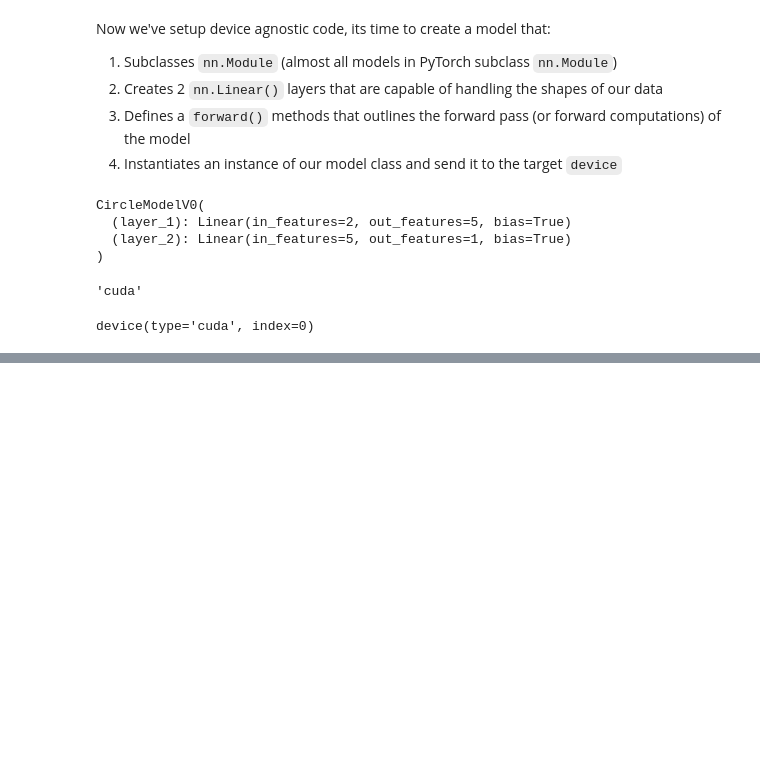
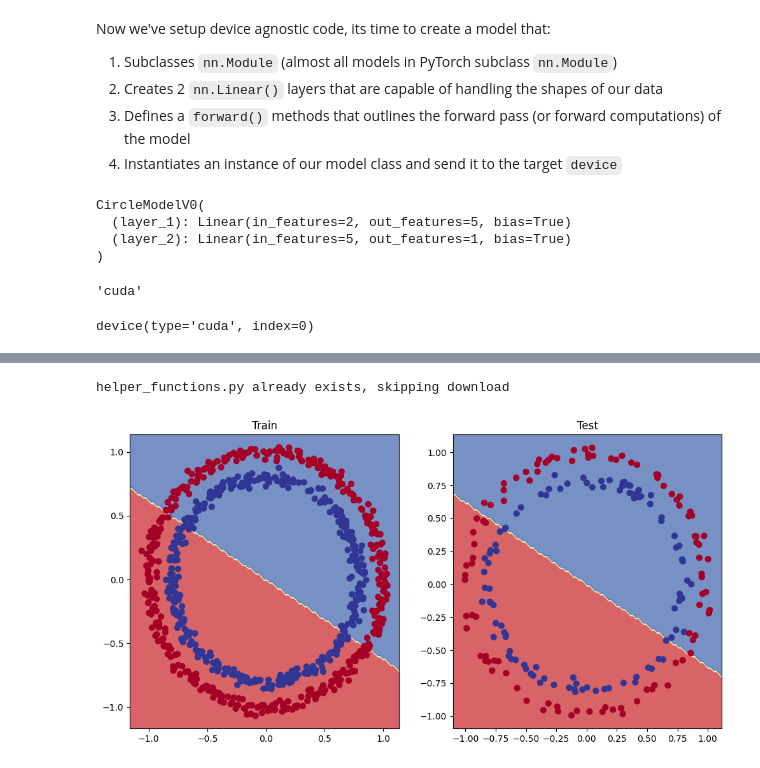
Before and after one commit to MuhammedUmerNazir/pytorch_code_snippets, a Jupyter notebook: 02_torch_neural_network_classification.ipynb, the cells around one changed output, grey strips where cells are left out. Drawn from its saved outputs; the diff is of its cells as text; code cells hidden in the pictures; blank space fills up the shorter version.

Commit message:
The missing piece : non-linearity

```diff
--- a/02_torch_neural_network_classification.ipynb
+++ b/02_torch_neural_network_classification.ipynb
@@ -191,0 +194,6 @@ device(type='cuda', index=0)
+# %%
+model_0 = nn.Sequential(
+    nn.Linear(in_features=2, out_features=5),
+    nn.Linear(in_features=5, out_features=1),
+).to(device)
+model_0
@@ -191,0 +307,14 @@ device(type='cuda', index=0)
+# %%
+# Setup loss function and optimizer
+
+# loss_fn = nn.BCELoss() # BCELoss = requires inputs to have gone through the sigmoid activation function prior to input to BCELoss
+loss_fn = nn.BCEWithLogitsLoss() # BCEWithLogitsLoss = sigmoid activation function built-in
+
+optimizer = torch.optim.SGD(params=model_0.parameters(),
+                            lr=0.1)
+# %%
+# Calculate accuracy - out of 100 examples, what percentage deos our model get right?
+def accuracy_fn(y_true, y_pred):
+    correct = torch.eq(y_true, y_pred).sum().item()
+    acc = (correct/len(y_pred)) * 100
+    return acc
@@ -191,0 +339,6 @@ device(type='cuda', index=0)
+# %%
+# View the first 5 outputs of the forward pass on the test data
+model_0.eval()
+with torch.inference_mode():
+    y_logits = model_0(X_test.to(device))[:5]
+y_logits
@@ -191,0 +467,28 @@ device(type='cuda', index=0)
+# %%
+import requests
+from pathlib import Path
+
+# Download helper functions from learn Pytorch repo (if its not already downloaded)
+if Path("helper_functions.py").is_file():
+    print("helper_functions.py already exists, skipping download")
+else:
+    print("Downlaoding helper_functions.py")
+    request = requests.get("https://raw.githubusercontent.com/MuhammedUmerNazir/pytorch_code_snippets/main/helper_functions.py")
+
+    with open("helper_functions.py", "wb") as f:
+        f.write(request.content)
+
+from helper_functions import plot_predictions, plot_decision_boundary
+# %% [output]
+helper_functions.py already exists, skipping download
+# %%
+# Plot decision boundary of the model
+plt.figure(figsize=(12, 6))
+plt.subplot(1, 2, 1)
+plt.title("Train")
+plot_decision_boundary(model_0, X_train, y_train)
+plt.subplot(1, 2, 2)
+plt.title("Test")
+plot_decision_boundary(model_0, X_test, y_test)
+# %% [output]
+[figure, added]
```
Also changed, not shown: parts of 48 cells of this notebook.
